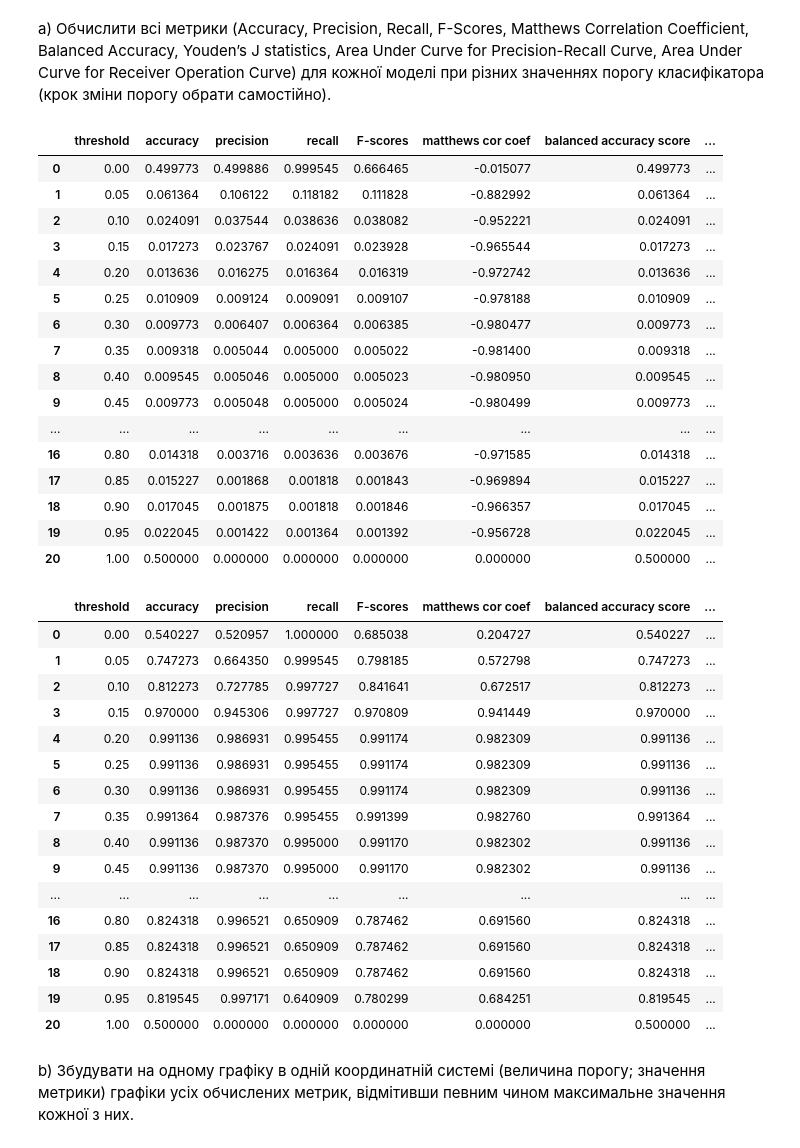
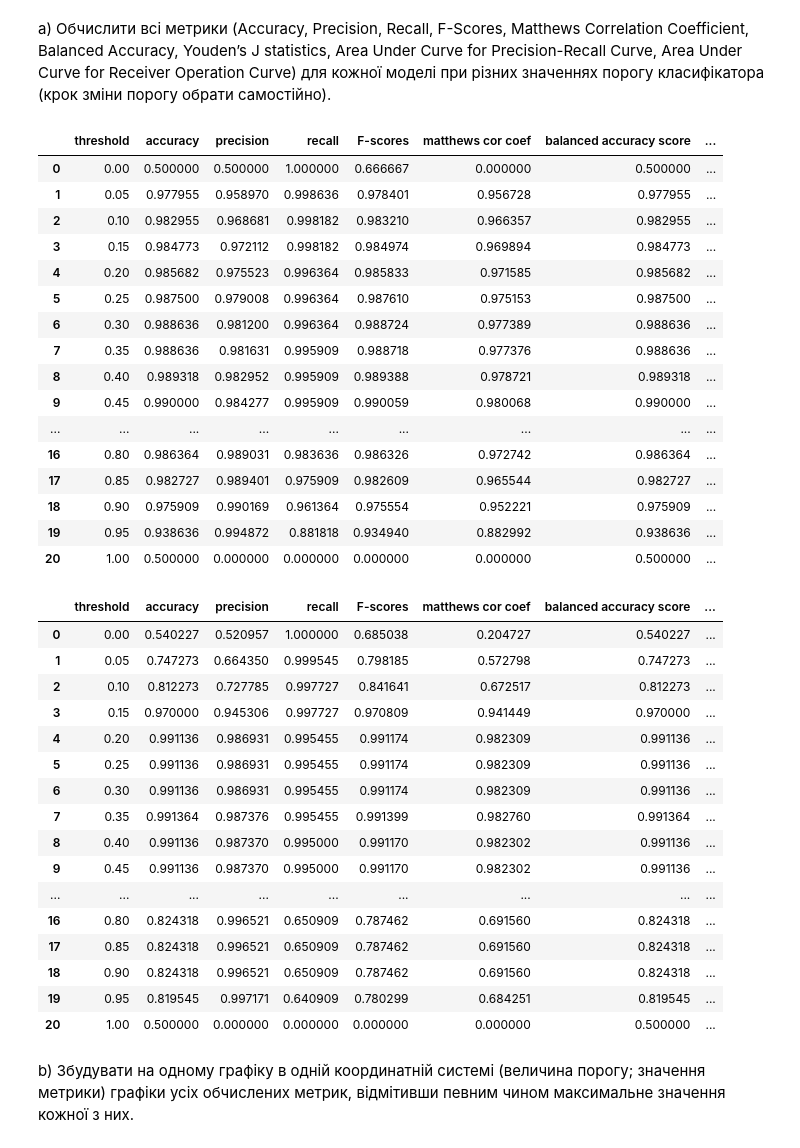
Before and after one commit to Temmi01/ML, a Jupyter notebook: lab2/lab2.ipynb, the cells around one changed output. Saved outputs shown, nothing was run; the diff lists cells and outputs as text; code cells hidden in the pictures.

```diff
--- a/lab2/lab2.ipynb
+++ b/lab2/lab2.ipynb
@@ -3,8 +3,6 @@ import pandas as pd
 import matplotlib.pyplot as plt
 import numpy as np
 from sklearn.metrics import accuracy_score, precision_score, recall_score, f1_score, matthews_corrcoef, balanced_accuracy_score, precision_recall_curve, roc_curve, auc
-
-pd.set_option("display.max_columns", None)
 # %% [markdown]
 1. Відкрити та зчитати дані з наданого файлу.
 # %%
@@ -51,6 +49,9 @@ thresholds = np.linspace(0, 1, 21)
 results_1 = []
 results_2 = []
 temp = pd.DataFrame()
+
+# виправлення цільової змінної
+data["Model_1_0"] = 1 - data["Model_1_0"]
 
 precision_1, recall_1, thresholds_pr_1 = precision_recall_curve(data["GT"], data["Model_1_0"])
 fpr_1, tpr_1, thresholds_roc_1 = roc_curve(data["GT"], data["Model_1_0"])
@@ -69,48 +70,48 @@ for t in thresholds:
     "F-scores": f1_score(data["GT"], temp["Class_1"]),
     "matthews cor coef": matthews_corrcoef(data["GT"], temp["Class_1"]),
     "balanced accuracy score": balanced_accuracy_score(data["GT"], temp["Class_1"]),
     "youden's J statistics": (recall_score(data["GT"], temp["Class_1"], pos_label=1) + recall_score(data["GT"], temp["Class_1"], pos_label=0) - 1),
     "area under PRC": auc(recall_1, precision_1),
     "area under ROC": auc(fpr_1, tpr_1)
   })
 
   temp["Class_2"] = (data["Model_2_1"] > t).astype(np.int32)
 
   results_2.append({
     "threshold": t,
     "accuracy": accuracy_score(data["GT"], temp["Class_2"]),
     "precision": precision_score(data["GT"], temp["Class_2"], zero_division=0),
     "recall": recall_score(data["GT"], temp["Class_2"]),
     "F-scores": f1_score(data["GT"], temp["Class_2"]),
     "matthews cor coef": matthews_corrcoef(data["GT"], temp["Class_2"]),
     "balanced accuracy score": balanced_accuracy_score(data["GT"], temp["Class_2"]),
     "youden's J statistics": (recall_score(data["GT"], temp["Class_2"], pos_label=1) + recall_score(data["GT"], temp["Class_2"], pos_label=0) - 1),
     "area under PRC": auc(recall_2, precision_2),
     "area under ROC": auc(fpr_2, tpr_2)
   })
 
 df_res_1 = pd.DataFrame(results_1)
 df_res_2 = pd.DataFrame(results_2)
 
 display(df_res_1)
 df_res_2
 # %% [output]
 |  | threshold | accuracy | precision | recall | F-scores | matthews cor coef | balanced accuracy score | ... |
-| 0 | 0.00 | 0.499773 | 0.499886 | 0.999545 | 0.666465 | -0.015077 | 0.499773 | ... |
-| 1 | 0.05 | 0.061364 | 0.106122 | 0.118182 | 0.111828 | -0.882992 | 0.061364 | ... |
-| 2 | 0.10 | 0.024091 | 0.037544 | 0.038636 | 0.038082 | -0.952221 | 0.024091 | ... |
-| 3 | 0.15 | 0.017273 | 0.023767 | 0.024091 | 0.023928 | -0.965544 | 0.017273 | ... |
-| 4 | 0.20 | 0.013636 | 0.016275 | 0.016364 | 0.016319 | -0.972742 | 0.013636 | ... |
-| 5 | 0.25 | 0.010909 | 0.009124 | 0.009091 | 0.009107 | -0.978188 | 0.010909 | ... |
-| 6 | 0.30 | 0.009773 | 0.006407 | 0.006364 | 0.006385 | -0.980477 | 0.009773 | ... |
-| 7 | 0.35 | 0.009318 | 0.005044 | 0.005000 | 0.005022 | -0.981400 | 0.009318 | ... |
-| 8 | 0.40 | 0.009545 | 0.005046 | 0.005000 | 0.005023 | -0.980950 | 0.009545 | ... |
-| 9 | 0.45 | 0.009773 | 0.005048 | 0.005000 | 0.005024 | -0.980499 | 0.009773 | ... |
+| 0 | 0.00 | 0.500000 | 0.500000 | 1.000000 | 0.666667 | 0.000000 | 0.500000 | ... |
+| 1 | 0.05 | 0.977955 | 0.958970 | 0.998636 | 0.978401 | 0.956728 | 0.977955 | ... |
+| 2 | 0.10 | 0.982955 | 0.968681 | 0.998182 | 0.983210 | 0.966357 | 0.982955 | ... |
+| 3 | 0.15 | 0.984773 | 0.972112 | 0.998182 | 0.984974 | 0.969894 | 0.984773 | ... |
+| 4 | 0.20 | 0.985682 | 0.975523 | 0.996364 | 0.985833 | 0.971585 | 0.985682 | ... |
+| 5 | 0.25 | 0.987500 | 0.979008 | 0.996364 | 0.987610 | 0.975153 | 0.987500 | ... |
+| 6 | 0.30 | 0.988636 | 0.981200 | 0.996364 | 0.988724 | 0.977389 | 0.988636 | ... |
+| 7 | 0.35 | 0.988636 | 0.981631 | 0.995909 | 0.988718 | 0.977376 | 0.988636 | ... |
+| 8 | 0.40 | 0.989318 | 0.982952 | 0.995909 | 0.989388 | 0.978721 | 0.989318 | ... |
+| 9 | 0.45 | 0.990000 | 0.984277 | 0.995909 | 0.990059 | 0.980068 | 0.990000 | ... |
 | ... | ... | ... | ... | ... | ... | ... | ... | ... |
-| 16 | 0.80 | 0.014318 | 0.003716 | 0.003636 | 0.003676 | -0.971585 | 0.014318 | ... |
-| 17 | 0.85 | 0.015227 | 0.001868 | 0.001818 | 0.001843 | -0.969894 | 0.015227 | ... |
-| 18 | 0.90 | 0.017045 | 0.001875 | 0.001818 | 0.001846 | -0.966357 | 0.017045 | ... |
-| 19 | 0.95 | 0.022045 | 0.001422 | 0.001364 | 0.001392 | -0.956728 | 0.022045 | ... |
+| 16 | 0.80 | 0.986364 | 0.989031 | 0.983636 | 0.986326 | 0.972742 | 0.986364 | ... |
+| 17 | 0.85 | 0.982727 | 0.989401 | 0.975909 | 0.982609 | 0.965544 | 0.982727 | ... |
+| 18 | 0.90 | 0.975909 | 0.990169 | 0.961364 | 0.975554 | 0.952221 | 0.975909 | ... |
+| 19 | 0.95 | 0.938636 | 0.994872 | 0.881818 | 0.934940 | 0.882992 | 0.938636 | ... |
 | 20 | 1.00 | 0.500000 | 0.000000 | 0.000000 | 0.000000 | 0.000000 | 0.500000 | ... |
 |  | threshold | accuracy | precision | recall | F-scores | matthews cor coef | balanced accuracy score | ... |
 | 0 | 0.00 | 0.540227 | 0.520957 | 1.000000 | 0.685038 | 0.204727 | 0.540227 | ... |
```
Also changed, not shown: parts of 5 cells of this notebook, 5 other files.
